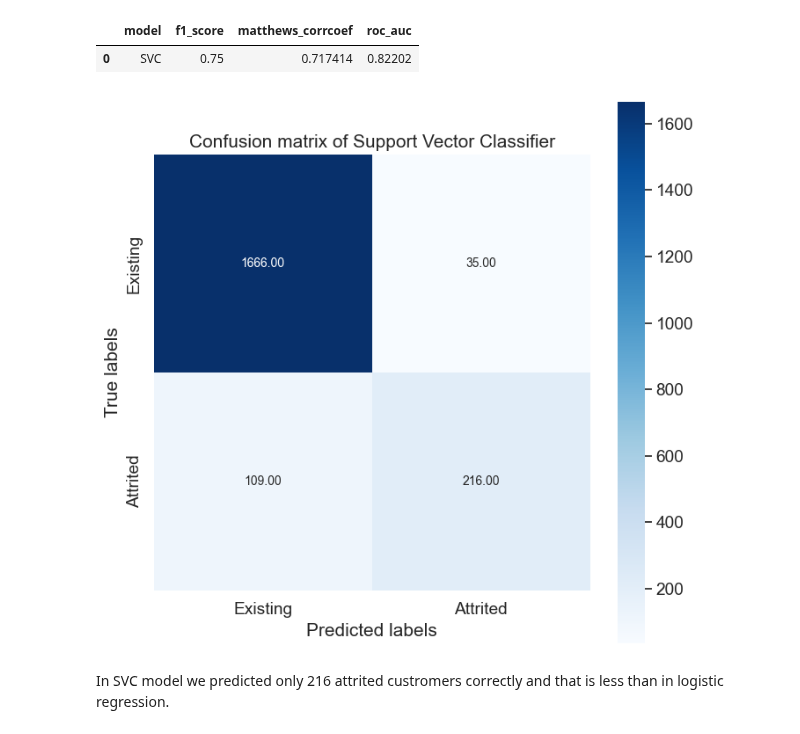
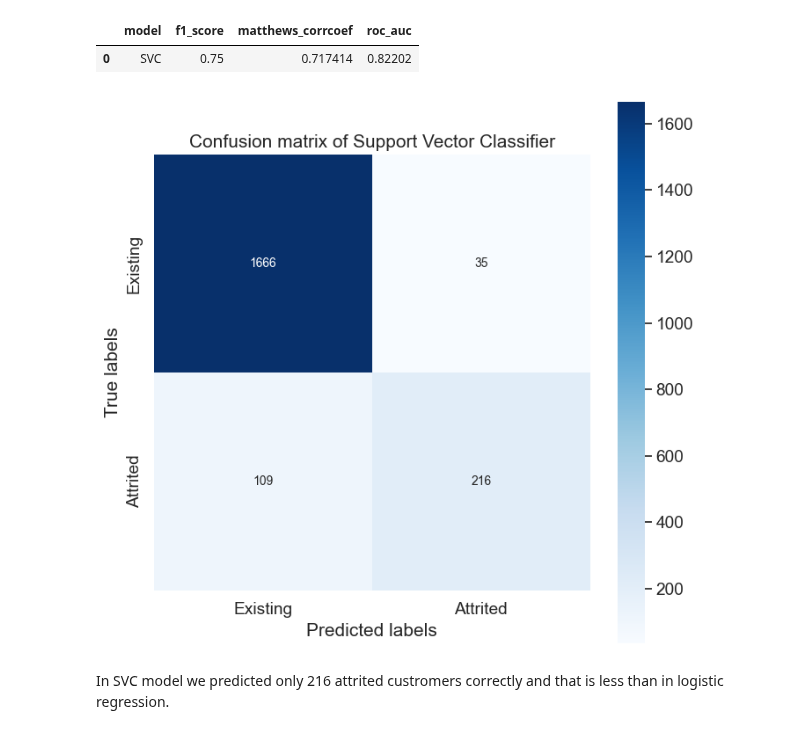
Before and after one commit to kasiadybcio/Credit_card, a Jupyter notebook: notebooks/4.summary.ipynb, the cells around one changed output. Drawn from its saved outputs; the diff is of its cells as text; code cells hidden in the pictures.

```diff
--- a/notebooks/4.summary.ipynb
+++ b/notebooks/4.summary.ipynb
@@ -221,15 +221,15 @@ pd.DataFrame(scores('Support Vector Classifier',y_test,pred['SVC_pred']))
 # %%
 sns.set_style("whitegrid",{'font_scale':'1.6'})
 plt.figure(figsize=(8, 8))
-g = sns.heatmap(confusion_matrix(pred["true"], pred['SVC_pred']),annot=True, square=True, fmt=".2f", annot_kws={"size": 10},cmap = 'Blues')
+g = sns.heatmap(confusion_matrix(pred["true"], pred['SVC_pred']),annot=True, square=True, fmt=".0f", annot_kws={"size": 10},cmap = 'Blues')
 plt.title("Confusion matrix of Support Vector Classifier")
 g.set_xlabel('Predicted labels')
 g.set_ylabel('True labels');
 g.xaxis.set_ticklabels(['Existing', 'Attrited'])
 g.yaxis.set_ticklabels(['Existing', 'Attrited'])
 plt.show()
 # %% [output]
-[figure, old version]
+[figure, new version]
 # %% [markdown]
 In SVC model we predicted only 216 attrited custromers correctly and that is less than in logistic regression.
 # %% [markdown]
```
Also changed, not shown: parts of 7 cells of this notebook.
